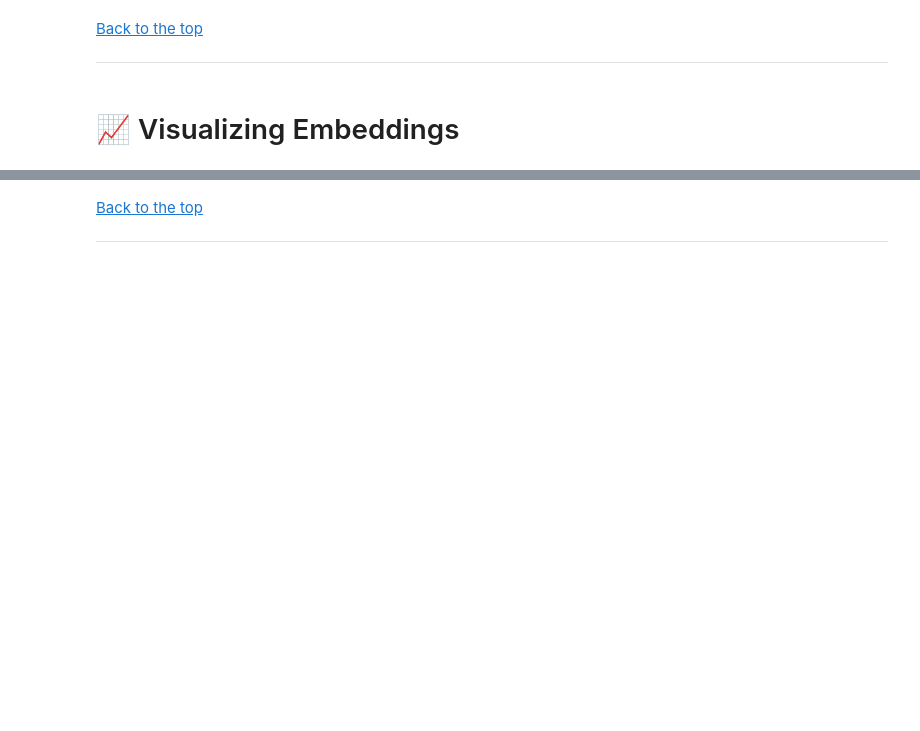
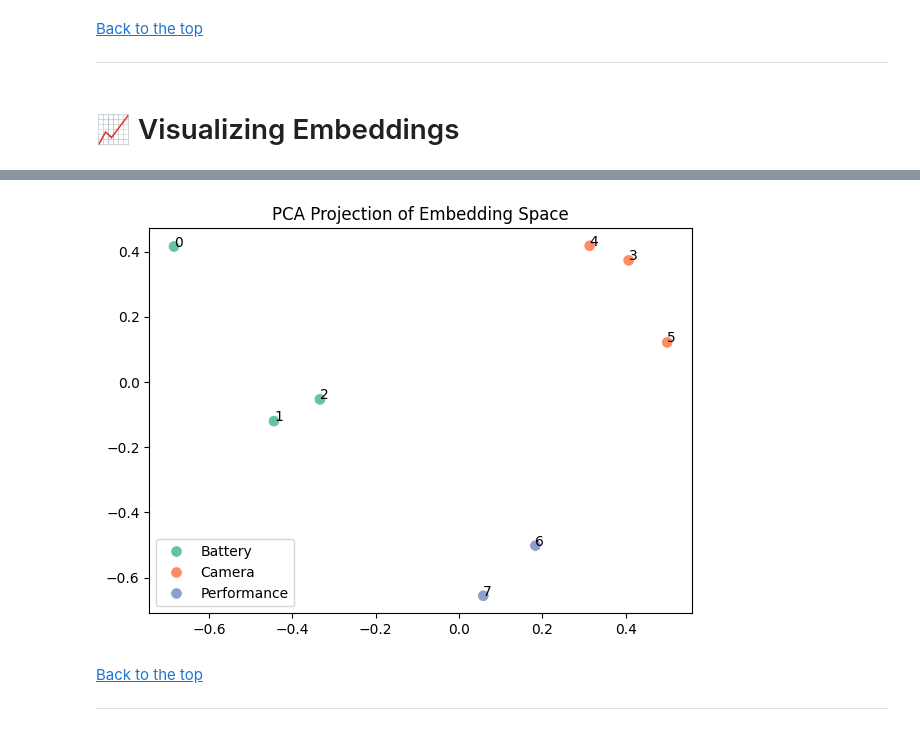
Before and after one commit to ashrithssreddy/ml-toolkit, a Jupyter notebook: NLP/05_Embeddings_and_Similarity.ipynb, the cells around one changed output, grey strips where cells are left out. Cells and saved outputs as stored; diff of their text form; code cells hidden in the pictures; blank space fills up the shorter version.

```diff
--- a/NLP/05_Embeddings_and_Similarity.ipynb
+++ b/NLP/05_Embeddings_and_Similarity.ipynb
@@ -94,3 +740,17 @@ ___
+# %%
+# Let’s do PCA for faster, more linear visualization
+pca = PCA(n_components=2)
+X_pca = pca.fit_transform(X)
+
+plt.figure(figsize=(7, 5))
+sns.scatterplot(x=X_pca[:, 0], y=X_pca[:, 1], hue=labels, palette="Set2", s=70)
+for i, txt in enumerate(sentences):
+    plt.annotate(str(i), (X_pca[i, 0], X_pca[i, 1]))
+plt.title("PCA Projection of Embedding Space")
+plt.legend()
+plt.show()
+# %% [output]
+[figure, added]
 # %% [markdown]
 [Back to the top](#table-of-contents)
 ___
```
Also changed, not shown: parts of 32 cells of this notebook.
